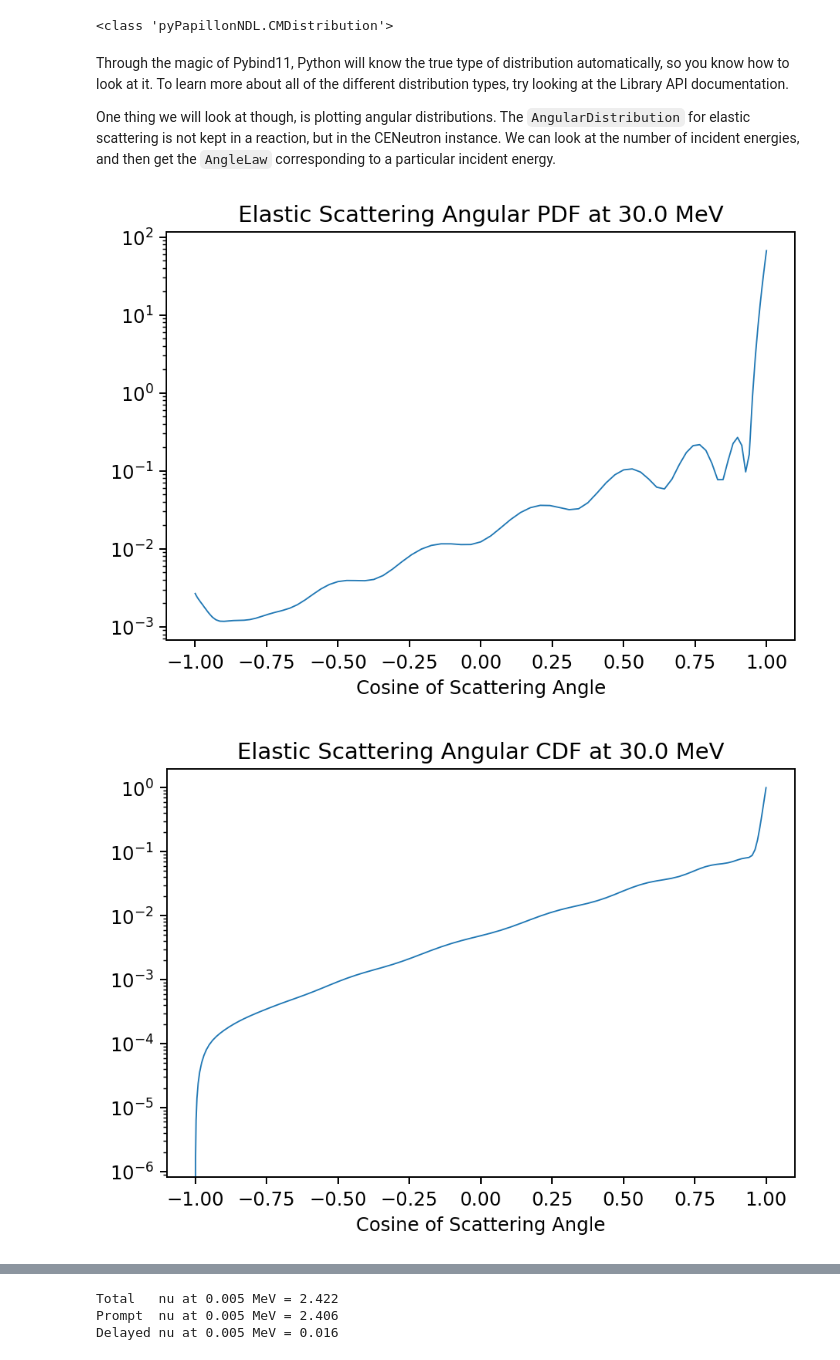
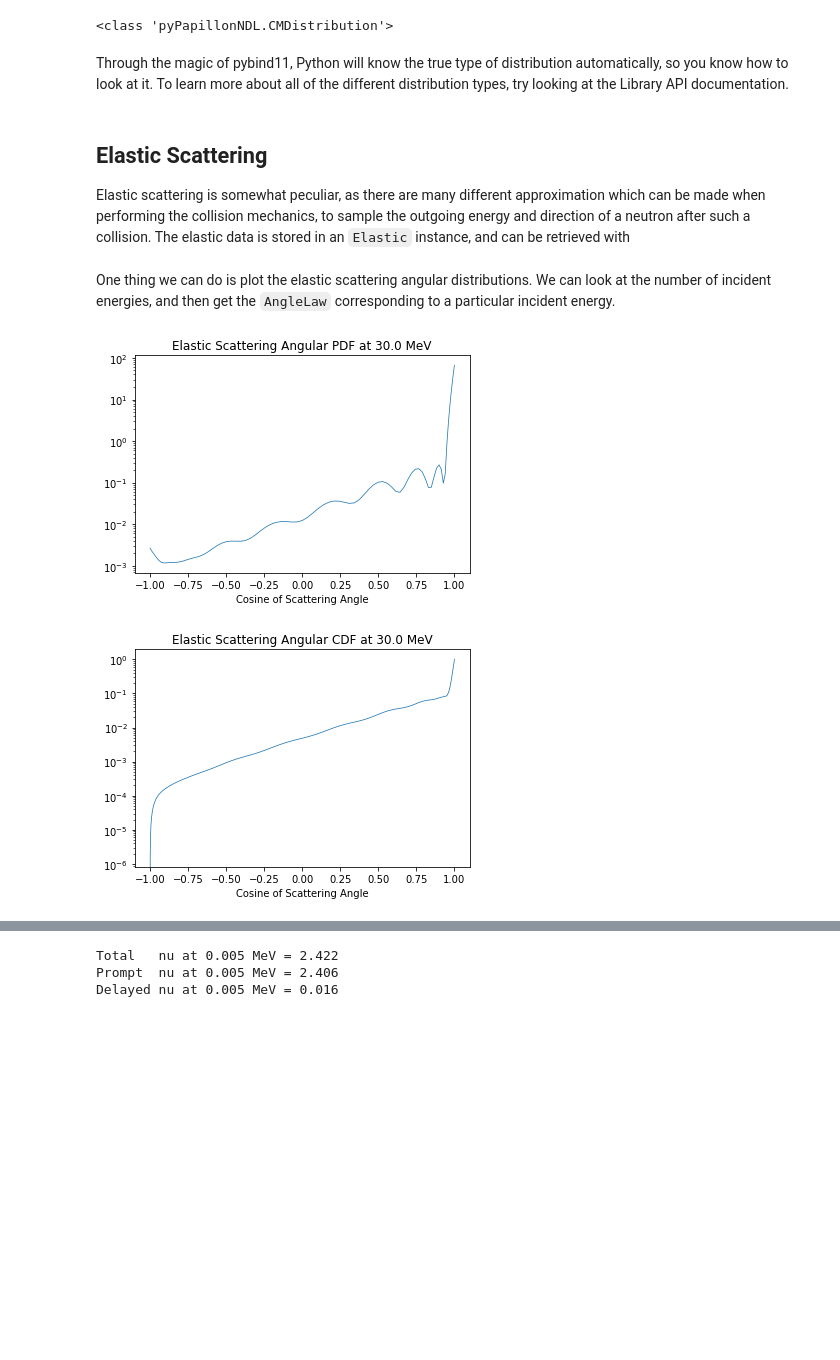
Before and after one commit to HunterBelanger/papillon-ndl, a Jupyter notebook: docs/usage/python_tutorial.ipynb, the cells around one changed output, grey strips where cells are left out. Drawn from its saved outputs; the diff is of its cells as text; code cells hidden in the pictures; blank space fills up the shorter version.

Commit message:
Update Python API tutorial.

```diff
--- a/docs/usage/python_tutorial.ipynb
+++ b/docs/usage/python_tutorial.ipynb
@@ -32,0 +37,2 @@ U235 = STNeutron(U235ACE)
+# %%
+lib = MCNPLibrary("/home/hunter/Documents/nuclear_data/lib80x/ace/lib80x.xsdir")
@@ -33,3 +53,5 @@ U235 = STNeutron(U235ACE)
+# %%
+U235 = lib.load_STNeutron("U235", 293.6)
 # %% [markdown]
 ## Evaluating and Plotting Cross Sections
 From the `STNeutron` object, it is possible to get instances of callable `CrossSection` objects for the total, elastic, dissapearance, and fission cross sections. These facilitate the evaluation of cross sections at a provided energy (in units of MeV).
@@ -129,26 +168,32 @@ print(type(neutron_dist))
 # %% [output]
 <class 'pyPapillonNDL.CMDistribution'>
 # %% [markdown]
-Through the magic of Pybind11, Python will know the true type of distribution automatically, so you know how to look at it. To learn more about all of the different distribution types, try looking at the Library API documentation.
-
-One thing we will look at though, is plotting angular distributions. The `AngularDistribution` for elastic scattering is not kept in a reaction, but in the CENeutron instance. We can look at the number of incident energies, and then get the `AngleLaw` corresponding to a particular incident energy.
+Through the magic of pybind11, Python will know the true type of distribution automatically, so you know how to look at it. To learn more about all of the different distribution types, try looking at the Library API documentation.
+# %% [markdown]
+## Elastic Scattering
+
+Elastic scattering is somewhat peculiar, as there are many different approximation which can be made when performing the collision mechanics, to sample the outgoing energy and direction of a neutron after such a collision. The elastic data is stored in an `Elastic` instance, and can be retrieved with
+# %%
+elastic = U235.elastic()
+# %% [markdown]
+One thing we can do is plot the elastic scattering angular distributions. We can look at the number of incident energies, and then get the `AngleLaw` corresponding to a particular incident energy.
 # %%
-elastic_ad = U235.elastic_angle_distribution()
+elastic_ad = elastic.angle_distribution()
 angular_law = elastic_ad.law(elastic_ad.size()-1)
 law_energy = elastic_ad.energy(elastic_ad.size()-1)
 
 if isinstance(angular_law, AngleTable):
     plt.plot(angular_law.cosines(), angular_law.pdf(), linewidth=0.75)
     plt.yscale('log')
     plt.xlabel('Cosine of Scattering Angle')
     plt.title('Elastic Scattering Angular PDF at %.1f MeV' %law_energy)
     plt.show()
 
     plt.plot(angular_law.cosines(), angular_law.cdf(), linewidth=0.75)
     plt.yscale('log')
     plt.xlabel('Cosine of Scattering Angle')
     plt.title('Elastic Scattering Angular CDF at %.1f MeV' %law_energy)
     plt.show()
 # %% [output]
-[figure, old version]
+[figure, new version]
-[figure, old version]
+[figure, new version]
```
Also changed, not shown: parts of 29 cells of this notebook, 1 other file.
